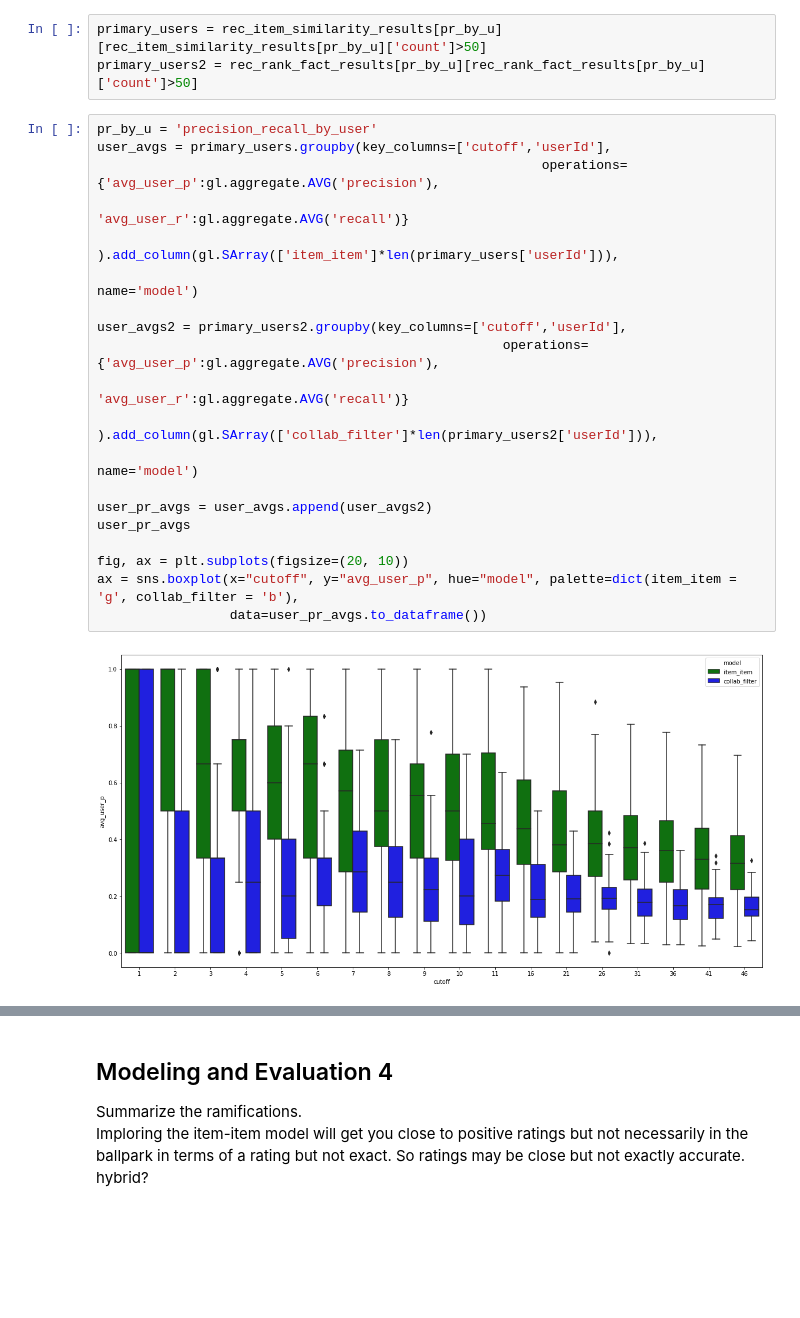
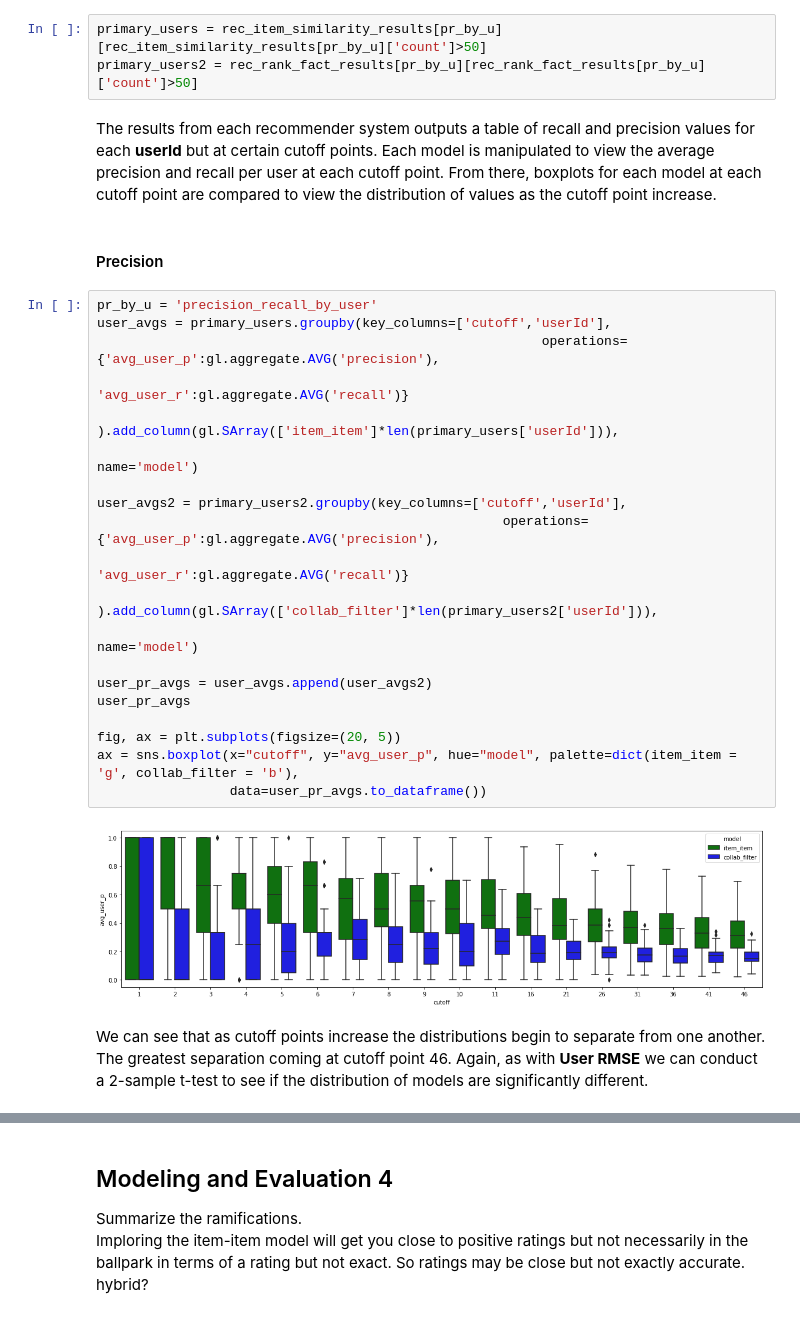
Before and after one commit to JackNelson/MSDS7331_Project3, a Jupyter notebook: MSDS7331_Lab3_AbrahamHarrisHidgonNelson.ipynb, the cells around one changed output, grey strips where cells are left out. Cells and saved outputs as stored; diff of their text form; blank space fills up the shorter version.

```diff
--- a/MSDS7331_Lab3_AbrahamHarrisHidgonNelson.ipynb
+++ b/MSDS7331_Lab3_AbrahamHarrisHidgonNelson.ipynb
@@ -900,25 +901,31 @@ ax = plt.plot(x2,mlab.normpdf(x2, mu2, sigma2), color='r', linestyle='--')
 # %%
 primary_users = rec_item_similarity_results[pr_by_u][rec_item_similarity_results[pr_by_u]['count']>50]
 primary_users2 = rec_rank_fact_results[pr_by_u][rec_rank_fact_results[pr_by_u]['count']>50]
+# %% [markdown]
+The results from each recommender system outputs a table of recall and precision values for each **userId** but at certain cutoff points.  Each model is manipulated to view the average precision and recall per user at each cutoff point.  From there, boxplots for each model at each cutoff point are compared to view the distribution of values as the cutoff point increase.
+# %% [markdown]
+<h4> Precision </h4>
 # %%
 pr_by_u = 'precision_recall_by_user'
 user_avgs = primary_users.groupby(key_columns=['cutoff','userId'],
                                                          operations={'avg_user_p':gl.aggregate.AVG('precision'),
                                                                      'avg_user_r':gl.aggregate.AVG('recall')}
                                                         ).add_column(gl.SArray(['item_item']*len(primary_users['userId'])),
                                                                                name='model')
 
 user_avgs2 = primary_users2.groupby(key_columns=['cutoff','userId'],
                                                     operations={'avg_user_p':gl.aggregate.AVG('precision'),
                                                                 'avg_user_r':gl.aggregate.AVG('recall')}
                                                    ).add_column(gl.SArray(['collab_filter']*len(primary_users2['userId'])),
                                                                           name='model')
 
 user_pr_avgs = user_avgs.append(user_avgs2)
 user_pr_avgs
 
-fig, ax = plt.subplots(figsize=(20, 10))
+fig, ax = plt.subplots(figsize=(20, 5))
 ax = sns.boxplot(x="cutoff", y="avg_user_p", hue="model", palette=dict(item_item = 'g', collab_filter = 'b'),
                  data=user_pr_avgs.to_dataframe())
 # %% [output]
-[figure, old version]
+[figure, new version]
+# %% [markdown]
+We can see that as cutoff points increase the distributions begin to separate from one another.  The greatest separation coming at cutoff point 46.  Again, as with **User RMSE** we can conduct a 2-sample t-test to see if the distribution of models are significantly different.
```
Also changed, not shown: parts of 27 cells of this notebook.
